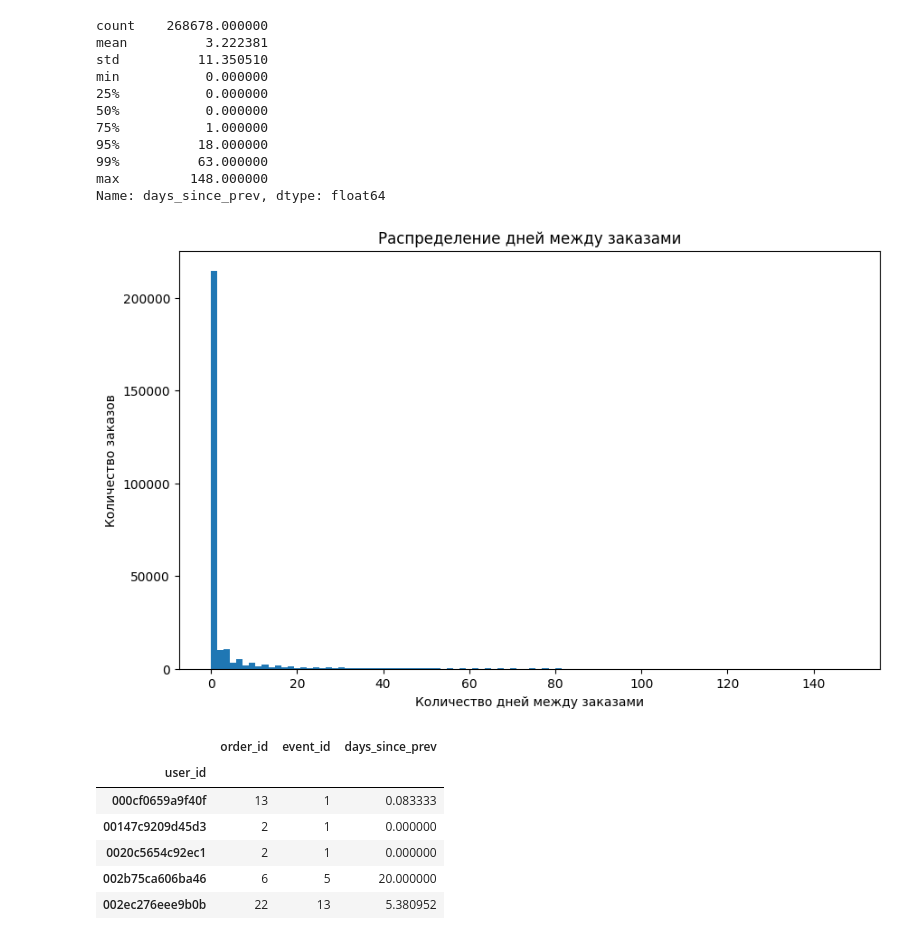
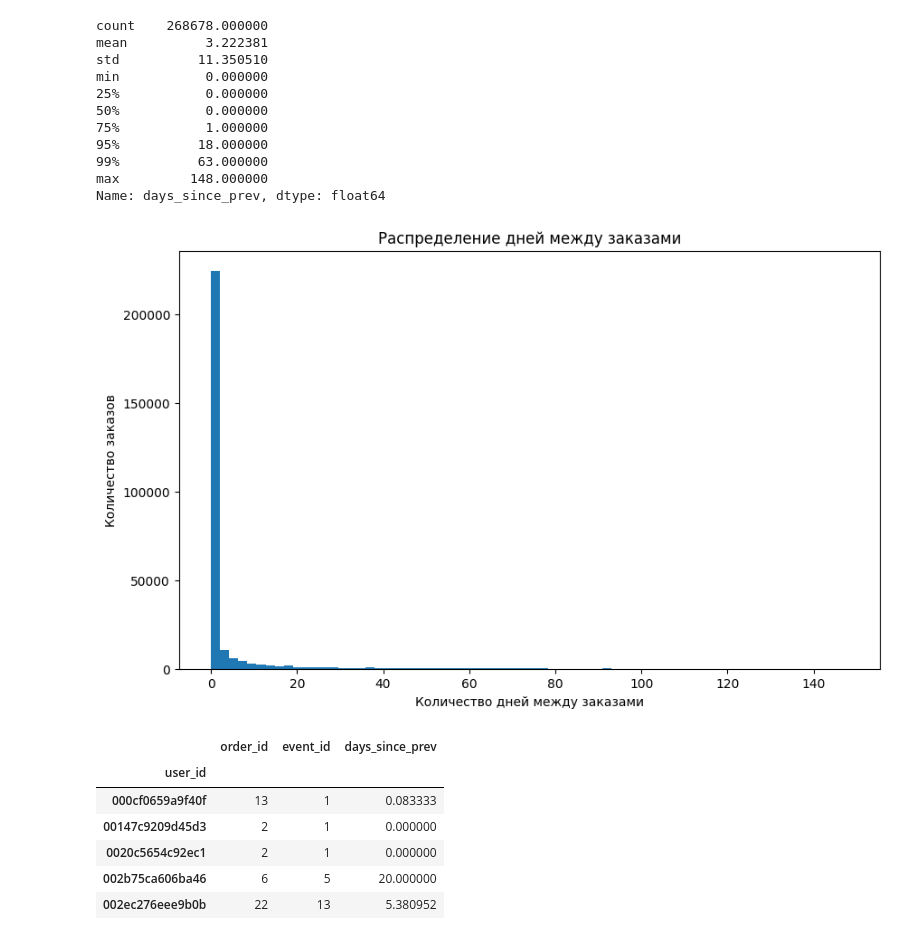
Before and after one commit to konstantin-kasyanov/project_module_2, a Jupyter notebook: project.ipynb, the cells around one changed output. Cells and saved outputs as stored; diff of their text form; code cells hidden in the pictures.

```diff
--- a/project.ipynb
+++ b/project.ipynb
@@ -464,13 +546,13 @@ max         148.000000
 Name: days_since_prev, dtype: float64
 # %%
 plt.figure(figsize=(10,6))
-df['days_since_prev'].plot(kind='hist', bins=100)
+df['days_since_prev'].plot(kind='hist', bins=70)
 plt.title('Распределение дней между заказами')
 plt.xlabel('Количество дней между заказами')
 plt.ylabel('Количество заказов')
 plt.show()
 # %% [output]
-[figure, old version]
+[figure, new version]
 # %%
 df_test = df.groupby('user_id').agg({
     'order_id': 'nunique','event_id': 'nunique','days_since_prev': 'mean'}).sort_values(by='user_id')
```
Also changed, not shown: parts of 115 cells of this notebook, 1 other file.
